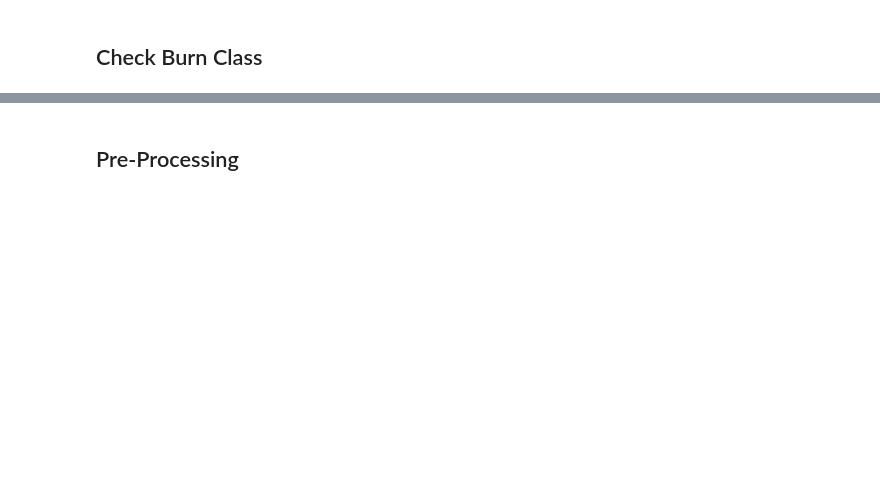
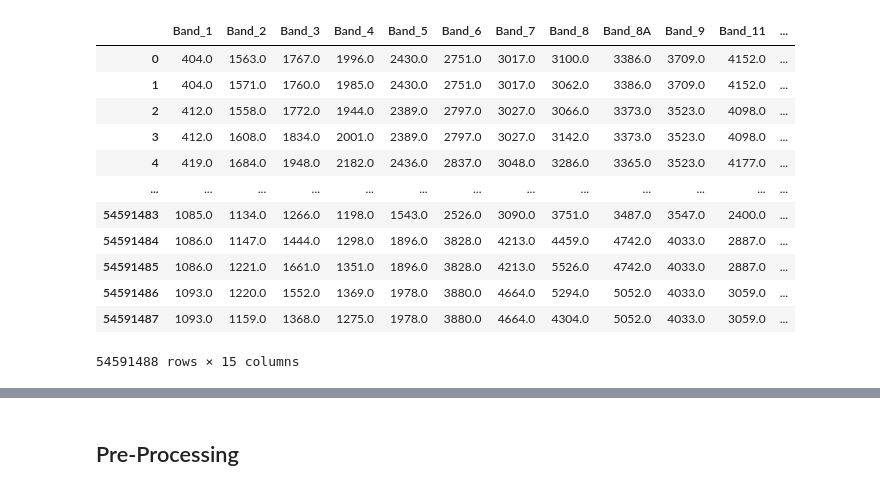
Before and after one commit to GarterPoom/GISTDA-Wildfire-Extraction, a Jupyter notebook: Model_Train.ipynb, the cells around one changed output, grey strips where cells are left out. Drawn from its saved outputs; the diff is of its cells as text; code cells hidden in the pictures; blank space fills up the shorter version.

```diff
--- a/Model_Train.ipynb
+++ b/Model_Train.ipynb
@@ -96,7 +191,31 @@ print(final_df.head())
 # %%
 # Convert pandas DataFrame to dask DataFrame if already loaded
 ddf = pd.DataFrame(final_df)  # Adjust number of partitions as needed
 
+## Rename Sentinel-2 Bands columns and Burn Label
+# List of new column names
+new_col_names = ['raster_file', 'subfolder', 'x', 'y', 'Band_1', 'Band_2', 'Band_3', 'Band_4', 'Band_5',
+                 'Band_6', 'Band_7', 'Band_8', 'Band_8A', 'Band_9', 'Band_11', 'Band_12', 'dNBR',
+                 'NDVI', 'NDWI', 'Burn_Label']
+
+
+# Renaming columns using the list
+ddf.columns = new_col_names
+
 # Drop columns in dask
-df = ddf.drop(columns=['raster_file', 'subfolder', 'x', 'y', 'B13'])
+df = ddf.drop(columns=['raster_file', 'subfolder', 'x', 'y', 'dNBR'])
 display(df)  # Compute only when you need to display or save results
+# %% [output]
+|  | Band_1 | Band_2 | Band_3 | Band_4 | Band_5 | Band_6 | Band_7 | Band_8 | Band_8A | Band_9 | Band_11 | ... |
+| 0 | 404.0 | 1563.0 | 1767.0 | 1996.0 | 2430.0 | 2751.0 | 3017.0 | 3100.0 | 3386.0 | 3709.0 | 4152.0 | ... |
+| 1 | 404.0 | 1571.0 | 1760.0 | 1985.0 | 2430.0 | 2751.0 | 3017.0 | 3062.0 | 3386.0 | 3709.0 | 4152.0 | ... |
+| 2 | 412.0 | 1558.0 | 1772.0 | 1944.0 | 2389.0 | 2797.0 | 3027.0 | 3066.0 | 3373.0 | 3523.0 | 4098.0 | ... |
+| 3 | 412.0 | 1608.0 | 1834.0 | 2001.0 | 2389.0 | 2797.0 | 3027.0 | 3142.0 | 3373.0 | 3523.0 | 4098.0 | ... |
+| 4 | 419.0 | 1684.0 | 1948.0 | 2182.0 | 2436.0 | 2837.0 | 3048.0 | 3286.0 | 3365.0 | 3523.0 | 4177.0 | ... |
+| ... | ... | ... | ... | ... | ... | ... | ... | ... | ... | ... | ... | ... |
+| 54591483 | 1085.0 | 1134.0 | 1266.0 | 1198.0 | 1543.0 | 2526.0 | 3090.0 | 3751.0 | 3487.0 | 3547.0 | 2400.0 | ... |
+| 54591484 | 1086.0 | 1147.0 | 1444.0 | 1298.0 | 1896.0 | 3828.0 | 4213.0 | 4459.0 | 4742.0 | 4033.0 | 2887.0 | ... |
+| 54591485 | 1086.0 | 1221.0 | 1661.0 | 1351.0 | 1896.0 | 3828.0 | 4213.0 | 5526.0 | 4742.0 | 4033.0 | 2887.0 | ... |
+| 54591486 | 1093.0 | 1220.0 | 1552.0 | 1369.0 | 1978.0 | 3880.0 | 4664.0 | 5294.0 | 5052.0 | 4033.0 | 3059.0 | ... |
+| 54591487 | 1093.0 | 1159.0 | 1368.0 | 1275.0 | 1978.0 | 3880.0 | 4664.0 | 4304.0 | 5052.0 | 4033.0 | 3059.0 | ... |
+54591488 rows × 15 columns
@@ -113,2 +221,0 @@ display(df)
-# %% [markdown]
-## Check Burn Class
```
Also changed, not shown: parts of 38 cells of this notebook.
